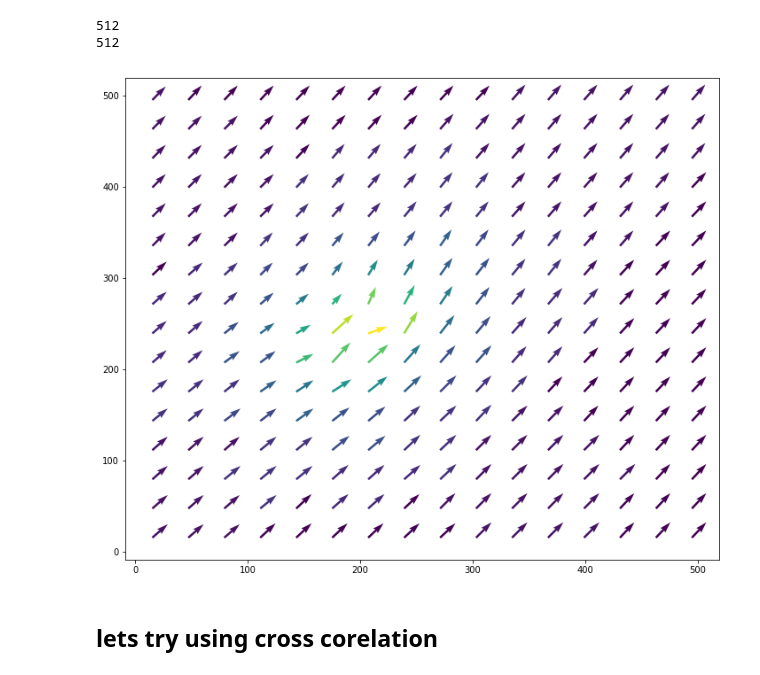
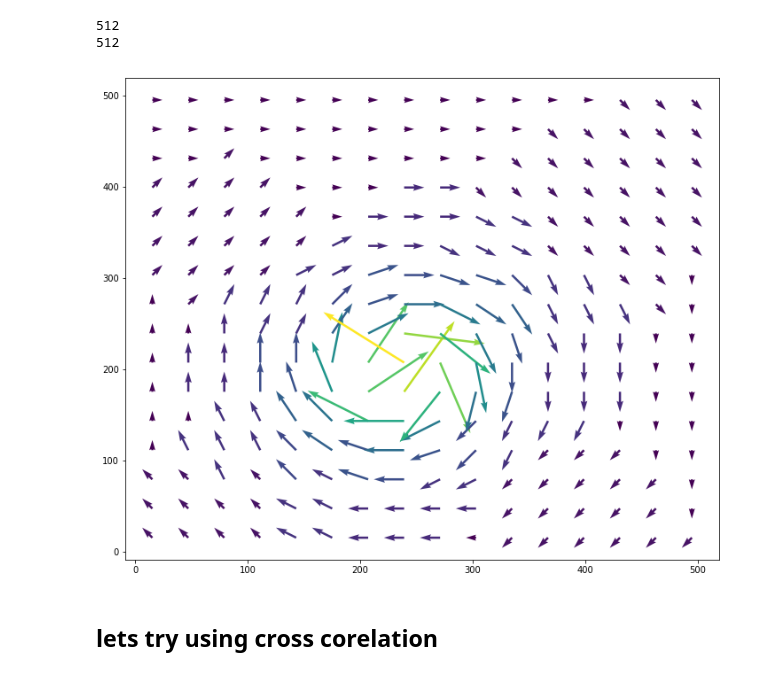
Before and after one commit to liorshig/OpenLearningPIV, a Jupyter notebook: exercises/ex1_correlate_img/piv_sum_VS_crosscorrelation_VS_FFT.ipynb, the cells around one changed output. Cells and saved outputs as stored; diff of their text form; code cells hidden in the pictures.

```diff
--- a/exercises/ex1_correlate_img/piv_sum_VS_crosscorrelation_VS_FFT.ipynb
+++ b/exercises/ex1_correlate_img/piv_sum_VS_crosscorrelation_VS_FFT.ipynb
@@ -119,13 +119,13 @@ for X in range(Xwin_num):
 # %%
 plt.figure(figsize=(12,10))
 x = np.arange(size/2-1, i, size)
 y = np.arange(size/2-1, i, size)
-X, Y = np.meshgrid(x, y)
+Y, X = np.meshgrid(y, x)
 M = np.sqrt(pow(dispx, 2) + pow(dispy, 2))
-q = plt.quiver(X, Y, dispy+15, dispx+15,M)
+q = plt.quiver(X, Y, dispx, dispy,M)
 plt.show()
 # %% [output]
-[figure, old version]
+[figure, new version]
 # %% [markdown]
 ## lets try using cross corelation
 # %%
```
Also changed, not shown: parts of 5 cells of this notebook, 1 other file.
